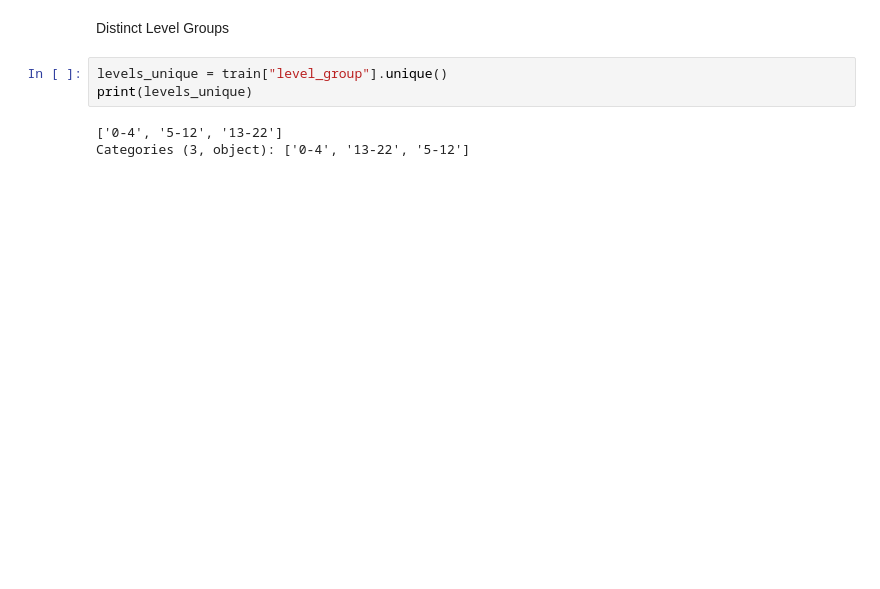
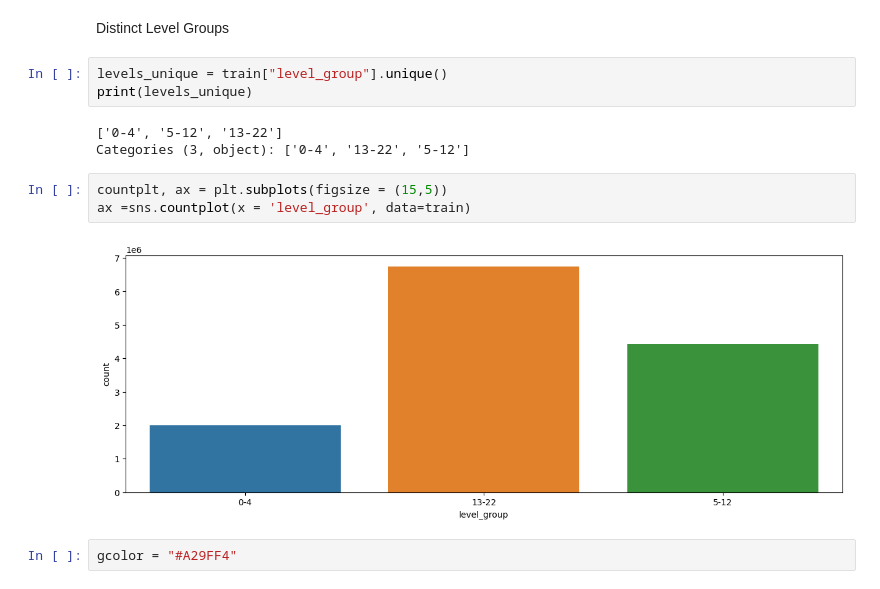
Before and after one commit to javihm77/Data-Science, a Jupyter notebook: students-performance-eda-chapu.ipynb, the cells around one changed output. Drawn from its saved outputs; the diff is of its cells as text; blank space fills up the shorter version.

```diff
--- a/students-performance-eda-chapu.ipynb
+++ b/students-performance-eda-chapu.ipynb
@@ -101,3 +134,10 @@ print(levels_unique)
 # %% [output]
 ['0-4', '5-12', '13-22']
 Categories (3, object): ['0-4', '13-22', '5-12']
+# %%
+countplt, ax = plt.subplots(figsize = (15,5))
+ax =sns.countplot(x = 'level_group', data=train)
+# %% [output]
+[figure, added]
+# %%
+gcolor = "#A29FF4"
```
Also changed, not shown: parts of 7 cells of this notebook.
